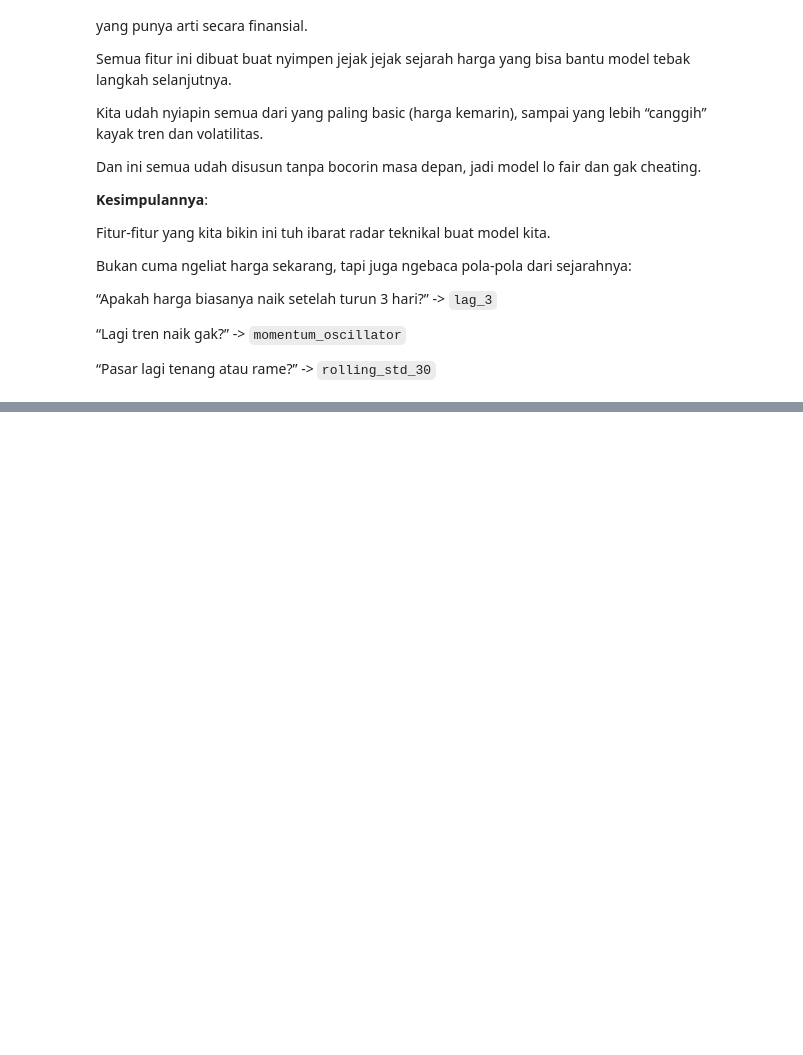
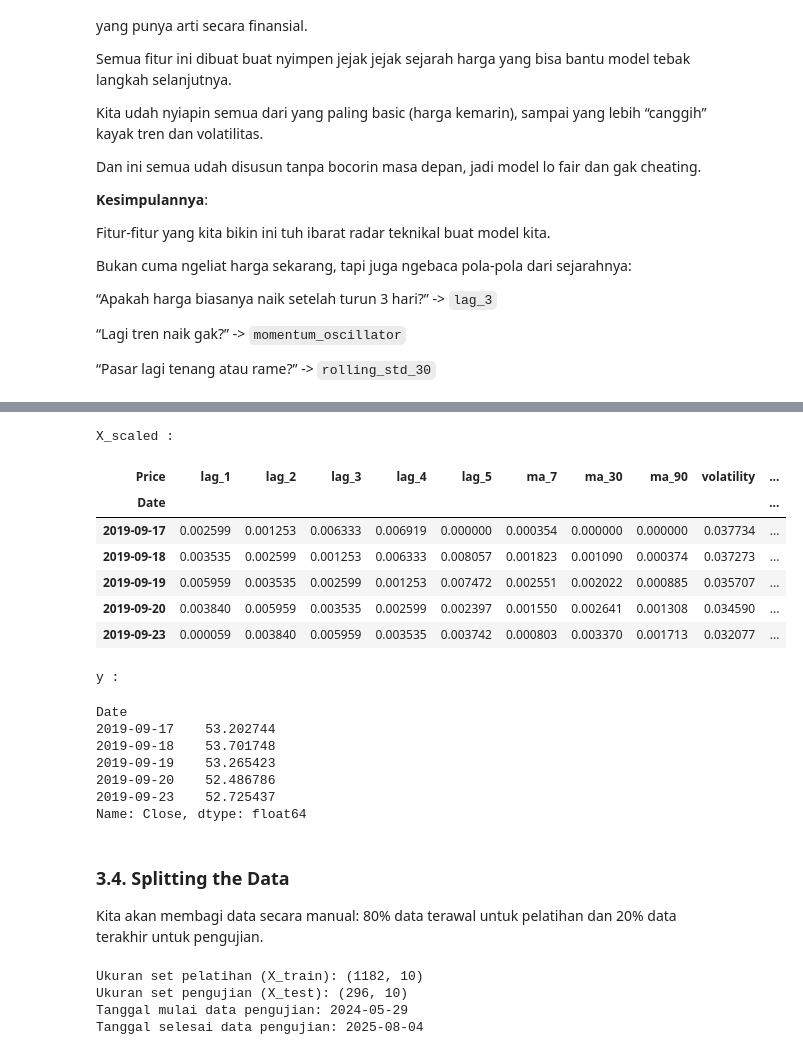
Before and after one commit to Ryanakml/Stock-Price-Predictor, a Jupyter notebook: stock_predictor.ipynb, the cells around one changed output, grey strips where cells are left out. Saved outputs shown, nothing was run; the diff lists cells and outputs as text; code cells hidden in the pictures; blank space fills up the shorter version.

Commit message:
feat : Section 3 : 3.3 Feature Scaling 3.4. Splitting, Finishing Section 3

```diff
--- a/stock_predictor.ipynb
+++ b/stock_predictor.ipynb
@@ -700,0 +714,51 @@ Bukan cuma ngeliat harga sekarang, tapi juga ngebaca pola-pola dari sejarahnya:
+# %%
+# Memisahkan fitur (X) dan target (y)
+X = df.drop('Close', axis=1)
+y = df['Close']
+
+# Penskalaan fitur
+scaler = MinMaxScaler()
+X_scaled = scaler.fit_transform(X)
+X_scaled = pd.DataFrame(X_scaled, columns=X.columns, index=X.index)
+
+print("X_scaled :")
+display(X_scaled.head())
+
+print("y :")
+display(y.head())
+# %% [output]
+X_scaled :
+| Price | lag_1 | lag_2 | lag_3 | lag_4 | lag_5 | ma_7 | ma_30 | ma_90 | volatility | ... |
+| Date |  |  |  |  |  |  |  |  |  | ... |
+| 2019-09-17 | 0.002599 | 0.001253 | 0.006333 | 0.006919 | 0.000000 | 0.000354 | 0.000000 | 0.000000 | 0.037734 | ... |
+| 2019-09-18 | 0.003535 | 0.002599 | 0.001253 | 0.006333 | 0.008057 | 0.001823 | 0.001090 | 0.000374 | 0.037273 | ... |
+| 2019-09-19 | 0.005959 | 0.003535 | 0.002599 | 0.001253 | 0.007472 | 0.002551 | 0.002022 | 0.000885 | 0.035707 | ... |
+| 2019-09-20 | 0.003840 | 0.005959 | 0.003535 | 0.002599 | 0.002397 | 0.001550 | 0.002641 | 0.001308 | 0.034590 | ... |
+| 2019-09-23 | 0.000059 | 0.003840 | 0.005959 | 0.003535 | 0.003742 | 0.000803 | 0.003370 | 0.001713 | 0.032077 | ... |
+y :
+Date
+2019-09-17    53.202744
+2019-09-18    53.701748
+2019-09-19    53.265423
+2019-09-20    52.486786
+2019-09-23    52.725437
+Name: Close, dtype: float64
+# %% [markdown]
+### 3.4. Splitting the Data
+
+Kita akan membagi data secara manual: 80% data terawal untuk pelatihan dan 20% data terakhir untuk pengujian.
+# %%
+# Pembagian data secara kronologis
+train_size = int(len(X_scaled) * 0.8)
+X_train, X_test = X_scaled[:train_size], X_scaled[train_size:]
+y_train, y_test = y[:train_size], y[train_size:]
+
+print(f"Ukuran set pelatihan (X_train): {X_train.shape}")
+print(f"Ukuran set pengujian (X_test): {X_test.shape}")
+print(f"Tanggal mulai data pengujian: {y_test.index.min().date()}")
+print(f"Tanggal selesai data pengujian: {y_test.index.max().date()}")
+# %% [output]
+Ukuran set pelatihan (X_train): (1182, 10)
+Ukuran set pengujian (X_test): (296, 10)
+Tanggal mulai data pengujian: 2024-05-29
+Tanggal selesai data pengujian: 2025-08-04
```
Also changed, not shown: parts of 4 cells of this notebook.
